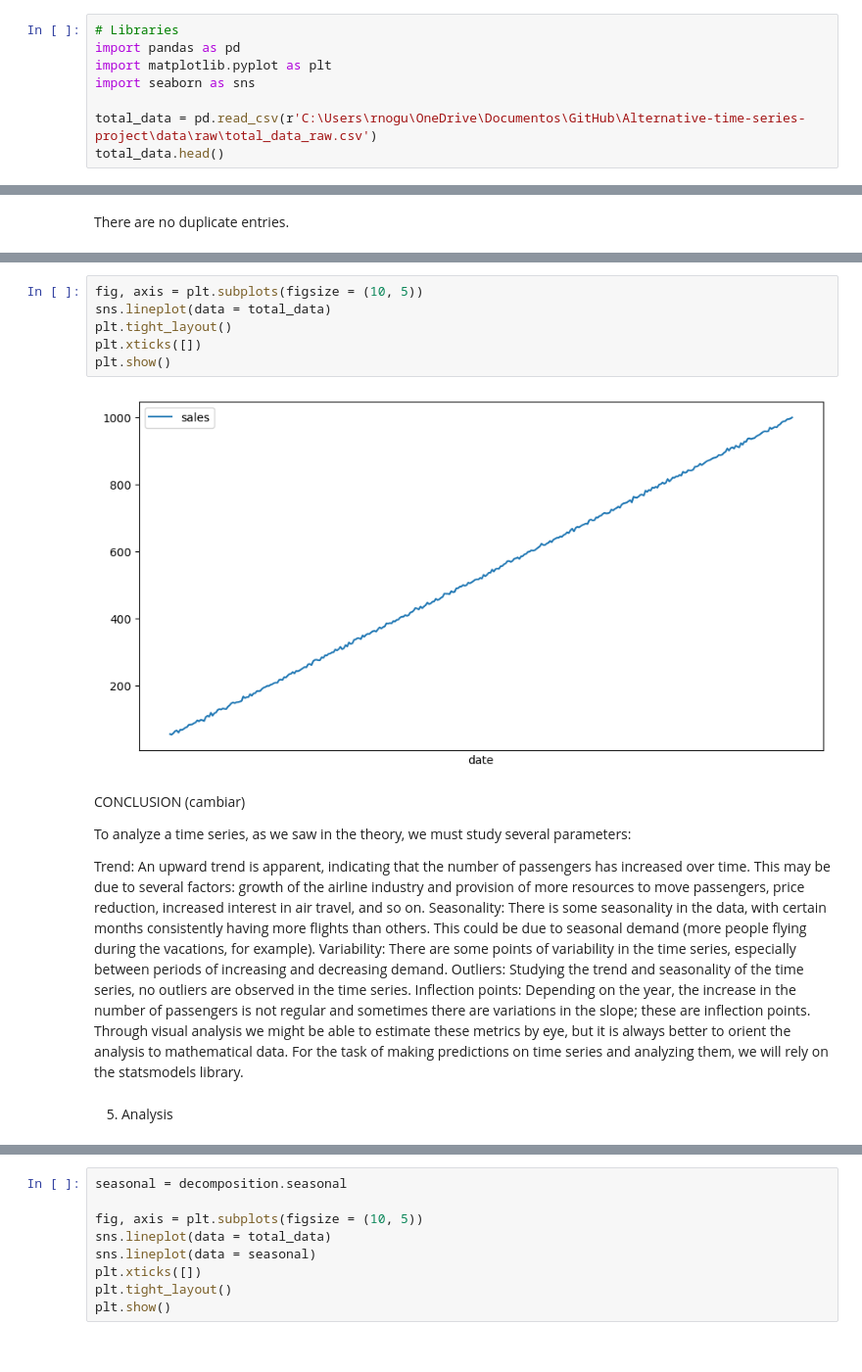
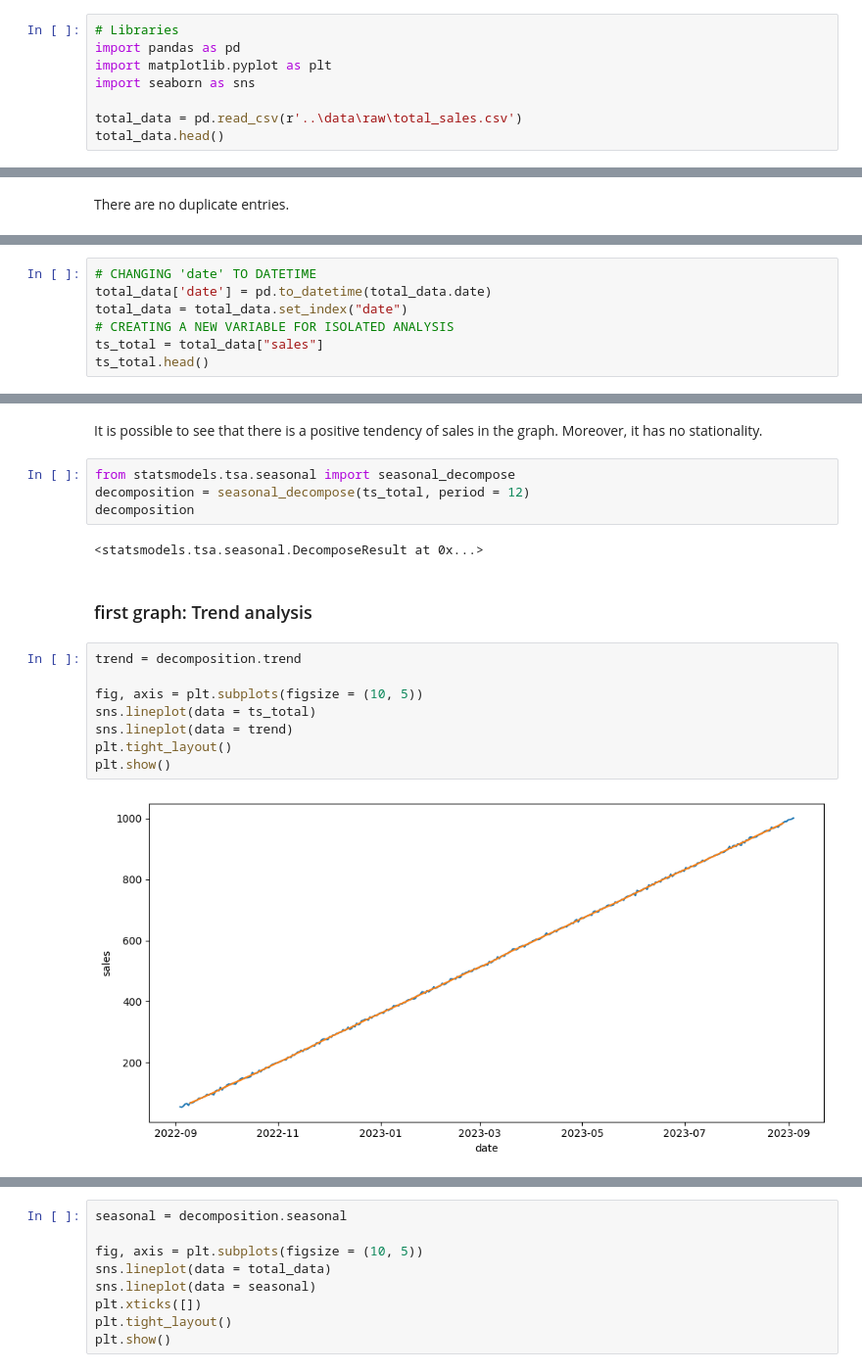
Before and after one commit to FEFO2/Alternative-time-series-project, a Jupyter notebook: src/02_data_analysis.ipynb, the cells around one changed output, grey strips where cells are left out. Shown at 98% size. Cells and saved outputs as stored; diff of their text form.

```diff
--- a/src/02_data_analysis.ipynb
+++ b/src/02_data_analysis.ipynb
@@ -7,7 +9,7 @@ import pandas as pd
 import matplotlib.pyplot as plt
 import seaborn as sns
 
-total_data = pd.read_csv(r'C:\Users\rnogu\OneDrive\Documentos\GitHub\Alternative-time-series-project\data\raw\total_data_raw.csv')
+total_data = pd.read_csv(r'..\data\raw\total_sales.csv')
 total_data.head()
 # %% [output]
 |  | date | sales |
@@ -57,0 +56,7 @@ total_data = total_data.set_index("date")
+# %%
+# CHANGING 'date' TO DATETIME
+total_data['date'] = pd.to_datetime(total_data.date)
+total_data = total_data.set_index("date")
+# CREATING A NEW VARIABLE FOR ISOLATED ANALYSIS
+ts_total = total_data["sales"]
+ts_total.head()
@@ -58,21 +81,20 @@ total_data = total_data.set_index("date")
+# %% [markdown]
+It is possible to see that there is a positive tendency of sales in the graph. Moreover, it has no stationality.
+# %%
+from statsmodels.tsa.seasonal import seasonal_decompose
+decomposition = seasonal_decompose(ts_total, period = 12)
+decomposition
+# %% [output]
+<statsmodels.tsa.seasonal.DecomposeResult at 0x...>
+# %% [markdown]
+### first graph: Trend analysis
 # %%
+trend = decomposition.trend
+
 fig, axis = plt.subplots(figsize = (10, 5))
-sns.lineplot(data = total_data)
+sns.lineplot(data = ts_total)
+sns.lineplot(data = trend)
 plt.tight_layout()
-plt.xticks([])
 plt.show()
 # %% [output]
-[figure, old version]
+[figure, new version]
-# %% [markdown]
-CONCLUSION (cambiar)
-
-To analyze a time series, as we saw in the theory, we must study several parameters:
-
-Trend: An upward trend is apparent, indicating that the number of passengers has increased over time. This may be due to several factors: growth of the airline industry and provision of more resources to move passengers, price reduction, increased interest in air travel, and so on.
-Seasonality: There is some seasonality in the data, with certain months consistently having more flights than others. This could be due to seasonal demand (more people flying during the vacations, for example).
-Variability: There are some points of variability in the time series, especially between periods of increasing and decreasing demand.
-Outliers: Studying the trend and seasonality of the time series, no outliers are observed in the time series.
-Inflection points: Depending on the year, the increase in the number of passengers is not regular and sometimes there are variations in the slope; these are inflection points.
-Through visual analysis we might be able to estimate these metrics by eye, but it is always better to orient the analysis to mathematical data. For the task of making predictions on time series and analyzing them, we will rely on the statsmodels library.
-# %% [markdown]
-5. Analysis
```
Also changed, not shown: parts of 29 cells of this notebook, 6 other files.
